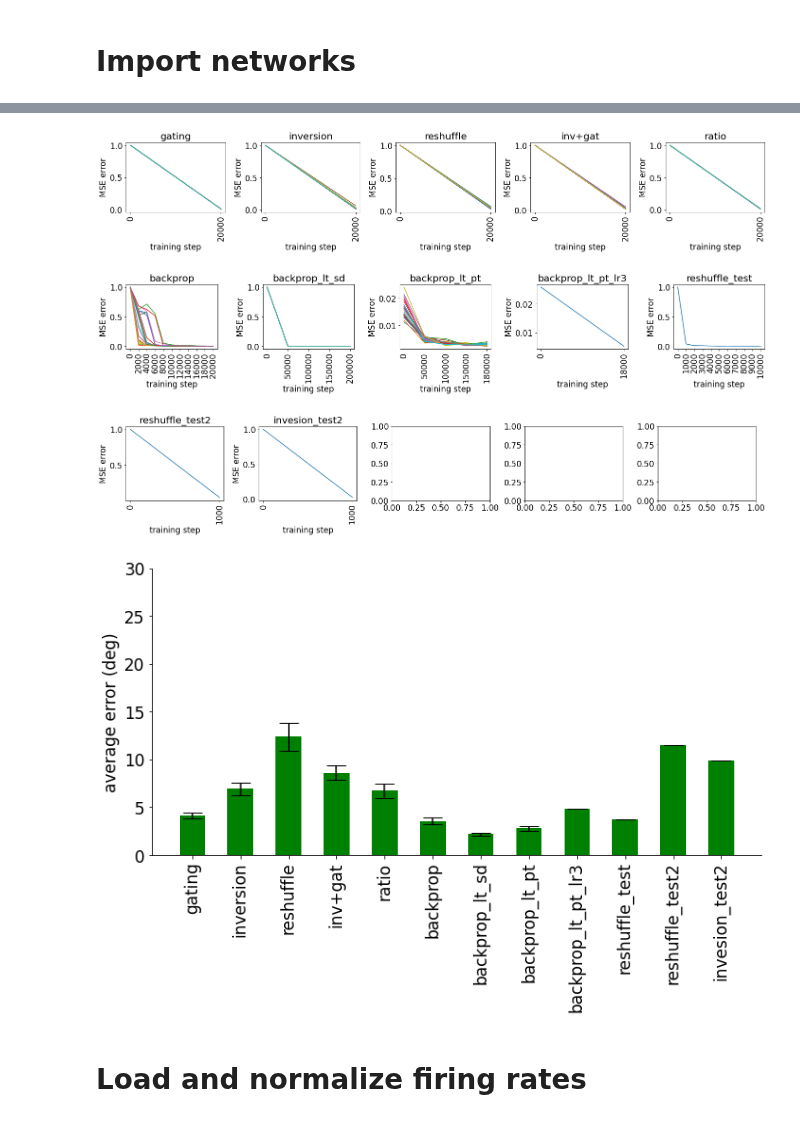
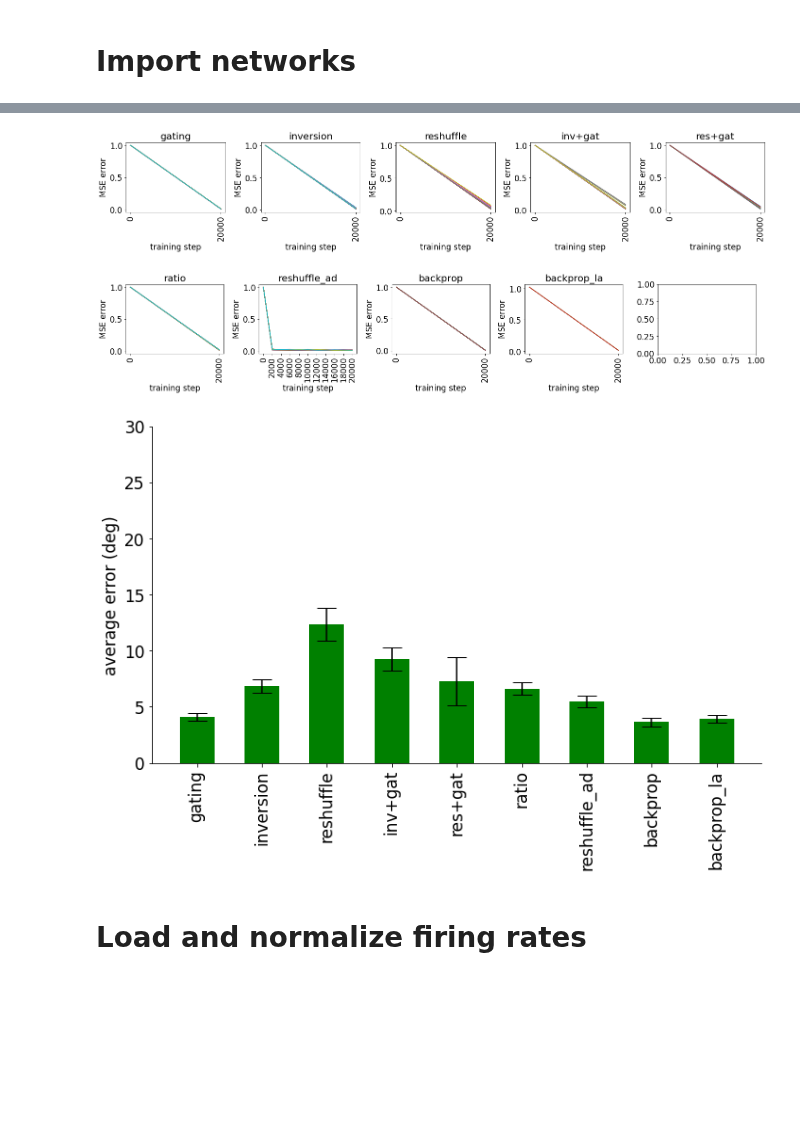
Before and after one commit to azaho/ccn_story3, a Jupyter notebook: netdist.ipynb, the cells around one changed output, grey strips where cells are left out. Saved outputs shown, nothing was run; the diff lists cells and outputs as text; code cells hidden in the pictures; blank space fills up the shorter version.

```diff
--- a/netdist.ipynb
+++ b/netdist.ipynb
@@ -14,77 +14,47 @@ from scipy import stats
 all_networks = {
     "gating": {
         "color": "green",  # color of dots on the graph
-        "names": [f"data/hdgatingCTRNN_2DIR1O_dr100_n0.1_la0_dp1.0_r{i}" for i in range(30)],  # directories
+        "names": [f"data/hdgatingCTRNN_2DIR1O_dr100_n0.1_la0_e1_dp1.0_r{i}" for i in range(30)],  # directories
         "indices": np.arange(0, 64, 16)  # indices of trials to consider (here, only using 4 trials to match neural data)
     },
     "inversion": {
         "color": "red",
-        "names": [f"data/hdinversionCTRNN_2DIR1O_dr100_n0.1_la0_dp1.0_r{i}" for i in range(30)],
+        "names": [f"data/hdinversionCTRNN_2DIR1O_dr100_n0.1_la0_e1_dp1.0_r{i}" for i in range(30)],
         "indices": np.arange(0, 64, 16)
     },
     "reshuffle": {
         "color": "blue",
-        "names": [f"data/hdreshuffleCTRNN_2DIR1O_dr100_n0.1_la0_sa130_dp1.0_r{i}" for i in range(30)],
+        "names": [f"data/hdreshuffleCTRNN_2DIR1O_dr100_n0.1_la0_sa130_e1_dp1.0_r{i}" for i in range(30)],
         "indices": np.arange(0, 64, 16)
     },
     "inv+gat": {
         "color": "purple",
-        "names": [f"data/hdgating_and_inversionCTRNN_2DIR1O_dr100_n0.1_la0_dp1.0_r{i}" for i in range(30)],
+        "names": [f"data/hdgating_and_inversionCTRNN_2DIR1O_dr100_n0.1_la0_e1_dp1.0_r{i}" for i in range(30)],
+        "indices": np.arange(0, 64, 16)
+    },
+    "res+gat": {
+        "color": "pink",
+        "names": [f"data/hdgating_and_reshuffleCTRNN_2DIR1O_dr100_n0.1_la0_sa130_e1_dp1.0_r{i}" for i in range(30)],
         "indices": np.arange(0, 64, 16)
     },
     "ratio": {
         "color": "yellow",  # random color
-        "names": [f"data/hdratioCTRNN_2DIR1O_dr100_n0.1_la0_dp1.0_r{i}" for i in range(30)],
+        "names": [f"data/hdratioCTRNN_2DIR1O_dr100_n0.1_la0_e1_dp1.0_r{i}" for i in range(30)],
+        "indices": np.arange(0, 64, 16)
+    },
+    "reshuffle_ad": {
+        "color": "blue",
+        "names": [f"data/hdreshuffle_adCTRNN_2DIR1O_dr100_n0.1_la0_sa130_e1_dp1.0_r{i}" for i in range(30)],
         "indices": np.arange(0, 64, 16)
     },
     "backprop": {
         "color": "black",
-        "names": [f"data/backpropCTRNN_2DIR1O_dr100_n0.1_la0_dp1.0_r{i}" for i in range(30)],
+        "names": [f"data/backpropCTRNN_2DIR1O_dr100_n0.1_la0_e1_dp1.0_r{i}" for i in range(30)],
         "indices": np.arange(0, 64, 16)
     },
-    # "backprop_sd": {
-    #     "color": np.random.rand(3,)/5,
-    #     "names": [f"data/backprop1CTRNN_2DIR1O_dr100_n0.1_la0_dp1.0_r{i}" for i in range(30)],
-    #     "indices": np.arange(0, 64, 16)
-    # },
-    # "backprop_pt": {
-    #     "color": np.random.rand(3,)/5,
-    #     "names": [f"data/backprop2CTRNN_2DIR1O_dr100_n0.1_la0_dp1.0_r{i}" for i in range(30)],
-    #     "indices": np.arange(0, 64, 16)
-    # },
-    # "backprop_lt": {
-    #     "color": np.random.rand(3,)/5,
-    #     "names": [f"data/backpropCTRNN_2DIR1O_dr100_n0.1_la0_dp0.5_rlt{i}" for i in range(30)],
-    #     "indices": np.arange(0, 64, 16)
-    # },
-    "backprop_lt_sd": {
-        "color": np.random.rand(3,)/5,
-        "names": [f"data/backprop1CTRNN_2DIR1O_dr100_n0.1_la0_dp1.0_rlt{i}" for i in range(30)],
-        "indices": np.arange(0, 64, 16)
-    },
-    "backprop_lt_pt": {
-        "color": np.random.rand(3,)/5,
-        "names": [f"data/backprop2CTRNN_2DIR1O_dr100_n0.1_la0_dp1.0_rlt{i}" for i in range(30)],
-        "indices": np.arange(0, 64, 16)
-    },
-    "backprop_lt_pt_lr3": {
-        "color": np.random.rand(3,)/5,
-        "names": [f"data/backprop2CTRNN_2DIR1O_dr100_n0.1_la0_dp1.0_rt" for i in range(1)],
-        "indices": np.arange(0, 64, 16)
-    },
-    "reshuffle_test": {
-        "color": np.random.rand(3,)/5,
-        "names": [f"data/hdreshuffle_adCTRNN_2DIR1O_dr100_n0.1_la0_sa130_dp1.0_rt6" for i in range(1)],
-        "indices": np.arange(0, 64, 16)
-    },
-    "reshuffle_test2": {
-        "color": "darkgreen",
-        "names": [f"data/hdgating_and_inversionCTRNN_2DIR1O_dr100_n0.1_la0_sa130_e1_dp1.0_rAA" for i in range(1)],
-        "indices": np.arange(0, 64, 16)
-    },
-    "invesion_test2": {
-        "color": "darkred",
-        "names": [f"data/hdgating_and_inversionCTRNN_2DIR1O_dr100_n0.1_la0_e1_dp1.0_rt3" for i in range(1)],
+    "backprop_la": {
+        "color": "gray",
+        "names": [f"data/backpropCTRNN_2DIR1O_dr100_n0.1_la0.0001_e1_dp1.0_r{i}" for i in range(30)],
         "indices": np.arange(0, 64, 16)
     },
     "diego_phd_mst": {
@@ -197,7 +164,6 @@ for invesion_test2, keeping 100% of networks
-[figure, old version]
+[figure, new version]
-[figure, old version]
+[figure, new version]
-[figure, old version]
+[figure, new version]
-[figure, removed]
 # %% [markdown]
 # Load and normalize firing rates
 # %%
```
Also changed, not shown: parts of 9 cells of this notebook, 4 other files.
